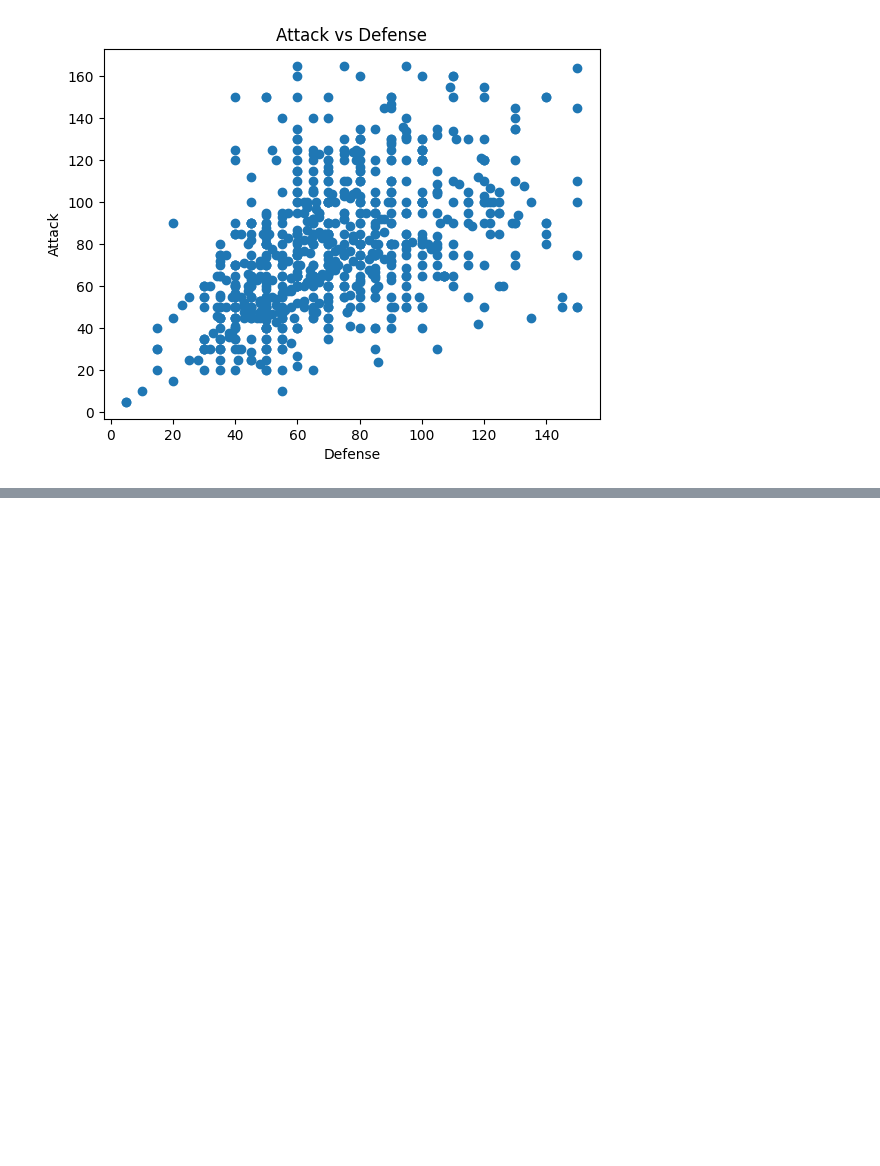
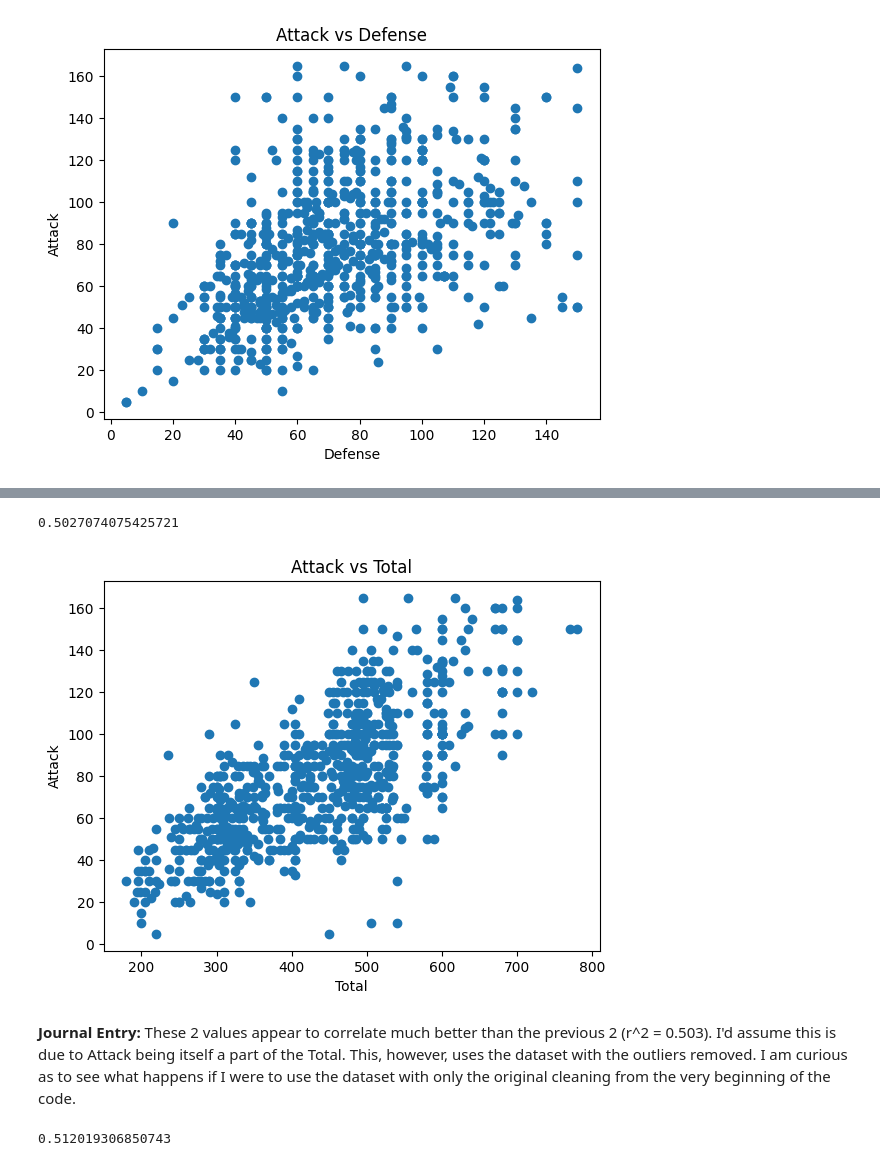
Before and after one commit to virajdas/DataSciencePlayground, a Jupyter notebook: machine_learning_introduction.ipynb, the cells around one changed output, grey strips where cells are left out. Drawn from its saved outputs; the diff is of its cells as text; code cells hidden in the pictures; blank space fills up the shorter version.

```diff
--- a/machine_learning_introduction.ipynb
+++ b/machine_learning_introduction.ipynb
@@ -150,0 +280,53 @@ plt.show()
+# %%
+Q1_def = dataframe['Total'].quantile(0.25)
+Q3_def = dataframe['Total'].quantile(0.75)
+IQR_def = Q3_def - Q1_def
+lower_def = Q1_def - 1.5 * IQR_def
+upper_def = Q3_def + 1.5 * IQR_def
+
+Q1_att = dataframe['Attack'].quantile(0.25)
+Q3_att = dataframe['Attack'].quantile(0.75)
+IQR_att = Q3_att - Q1_att
+lower_att = Q1_att - 1.5 * IQR_att
+upper_att = Q3_att + 1.5 * IQR_att
+
+dataframe_no_outliers = dataframe[
+    (dataframe['Total'] >= lower_def) & (dataframe['Total'] <= upper_def) &
+    (dataframe['Attack'] >= lower_att) & (dataframe['Attack'] <= upper_att)
+]
+# %%
+x = dataframe_no_outliers[['Total']]
+y = dataframe_no_outliers[['Attack']]
+
+x_train, x_test, y_train, y_test = train_test_split(x, y, test_size=0.3, random_state=42)
+x_val, x_test, y_val, y_test = train_test_split(x_test, y_test, test_size=0.33, random_state=42)
+# %%
+model = LinearRegression()
+model.fit(x_train, y_train)
+model.score(x_test, y_test)
+# %% [output]
+0.5027074075425721
+# %%
+fig = plt.figure()
+ax = fig.add_subplot(1, 1, 1)
+ax.scatter(x, y)
+ax.set_xlabel('Total')
+ax.set_ylabel('Attack')
+ax.set_title('Attack vs Total')
+plt.show()
+# %% [output]
+[figure, added]
+# %% [markdown]
+**Journal Entry:** These 2 values appear to correlate much better than the previous 2 (r^2 = 0.503). I'd assume this is due to Attack being itself a part of the Total. This, however, uses the dataset with the outliers removed. I am curious as to see what happens if I were to use the dataset with only the original cleaning from the very beginning of the code.
+# %%
+x = dataframe[['Total']]
+y = dataframe[['Attack']]
+
+x_train, x_test, y_train, y_test = train_test_split(x, y, test_size=0.3, random_state=42)
+x_val, x_test, y_val, y_test = train_test_split(x_test, y_test, test_size=0.33, random_state=42)
+
+model = LinearRegression()
+model.fit(x_train, y_train)
+model.score(x_test, y_test)
+# %% [output]
+0.512019306850743
```
Also changed, not shown: parts of 20 cells of this notebook.
